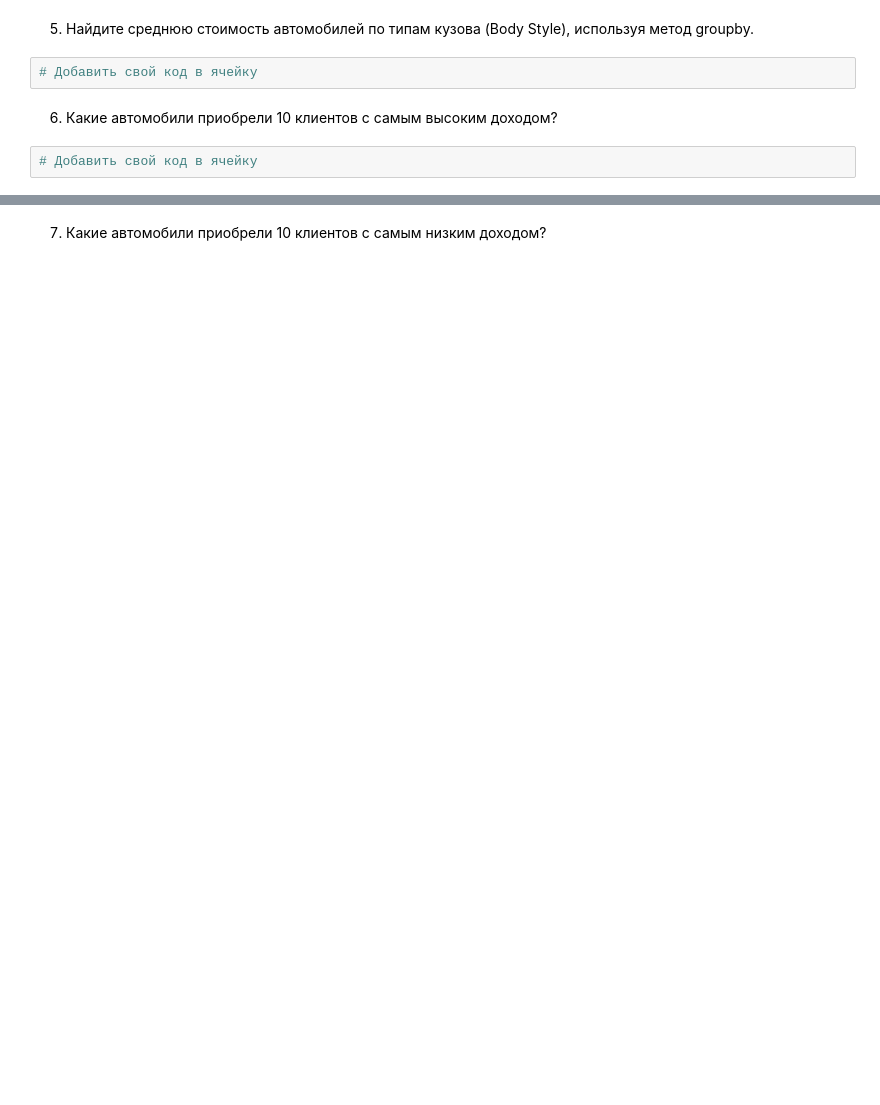
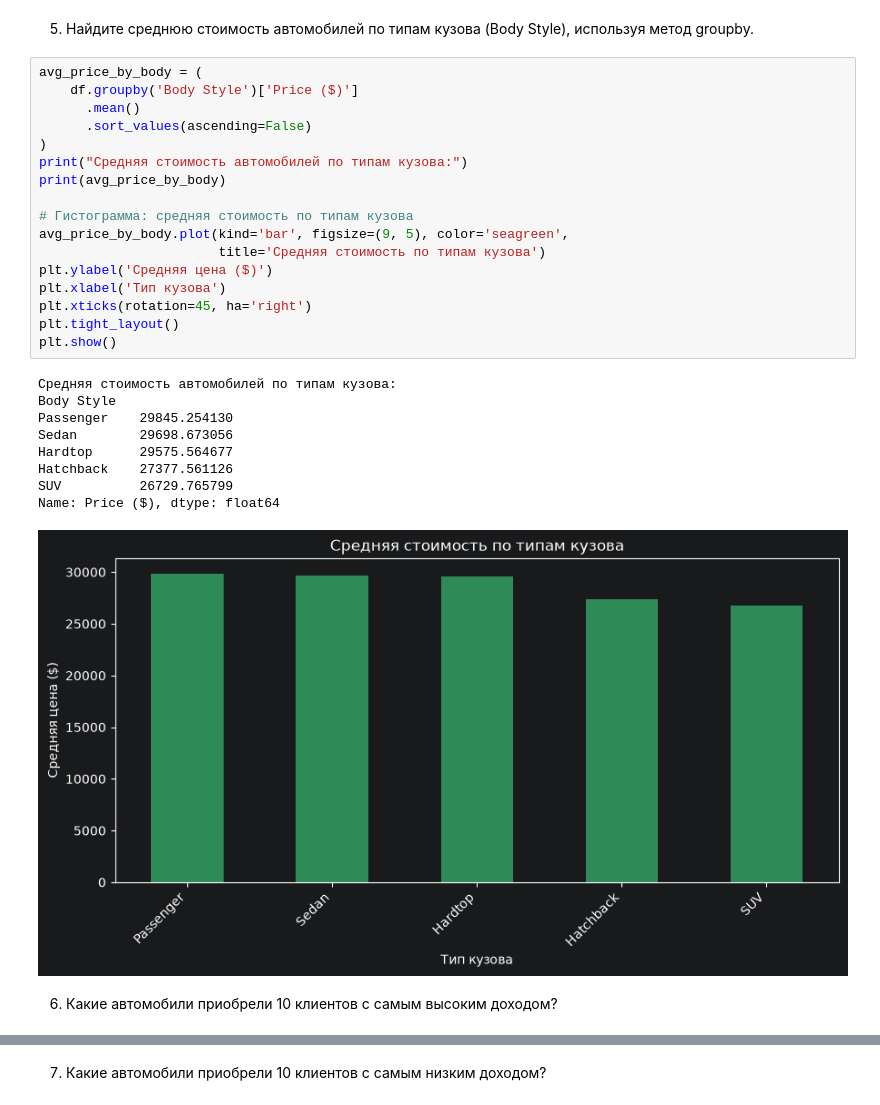
Before and after one commit to ArtyomI69/rps-new-tech, a Jupyter notebook: Practice1/Решение_задач_Инструменты_Python_для_обработки_данных_Pandas.ipynb, the cells around one changed output, grey strips where cells are left out. Drawn from its saved outputs; the diff is of its cells as text; blank space fills up the shorter version.

```diff
--- a/Practice1/Решение_задач_Инструменты_Python_для_обработки_данных_Pandas.ipynb
+++ b/Practice1/Решение_задач_Инструменты_Python_для_обработки_данных_Pandas.ipynb
@@ -21,8 +112,31 @@
 # %% [markdown]
 5. Найдите среднюю стоимость автомобилей по типам кузова (Body Style), используя метод groupby.
-# %%
-# Добавить свой код в ячейку
+# %%
+avg_price_by_body = (
+    df.groupby('Body Style')['Price ($)']
+      .mean()
+      .sort_values(ascending=False)
+)
+print("Средняя стоимость автомобилей по типам кузова:")
+print(avg_price_by_body)
+
+# Гистограмма: средняя стоимость по типам кузова
+avg_price_by_body.plot(kind='bar', figsize=(9, 5), color='seagreen',
+                       title='Средняя стоимость по типам кузова')
+plt.ylabel('Средняя цена ($)')
+plt.xlabel('Тип кузова')
+plt.xticks(rotation=45, ha='right')
+plt.tight_layout()
+plt.show()
+# %% [output]
+Средняя стоимость автомобилей по типам кузова:
+Body Style
+Passenger    29845.254130
+Sedan        29698.673056
+Hardtop      29575.564677
+Hatchback    27377.561126
+SUV          26729.765799
+Name: Price ($), dtype: float64
+[figure, added]
 # %% [markdown]
 6. Какие автомобили приобрели 10 клиентов с самым высоким доходом?
-# %%
-# Добавить свой код в ячейку
```
Also changed, not shown: parts of 15 cells of this notebook, 2 other files.
